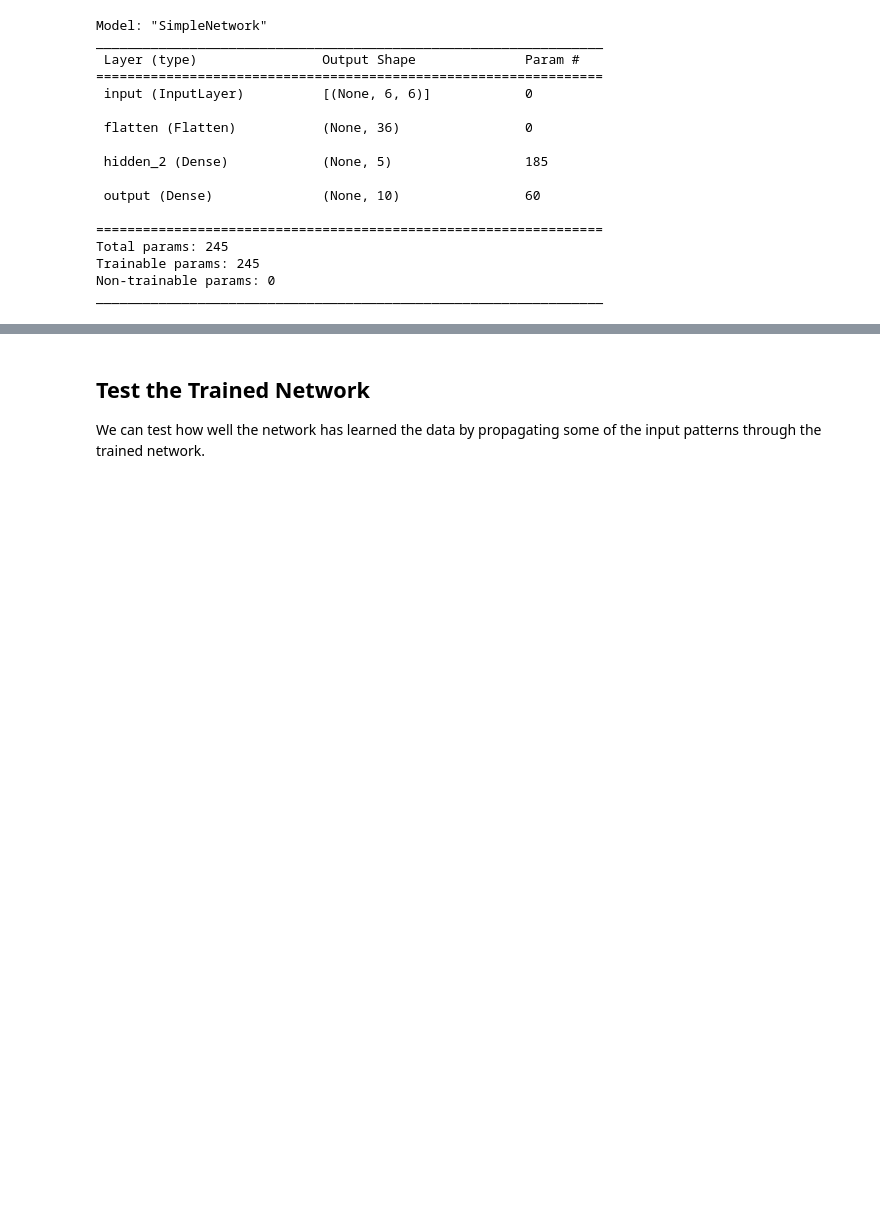
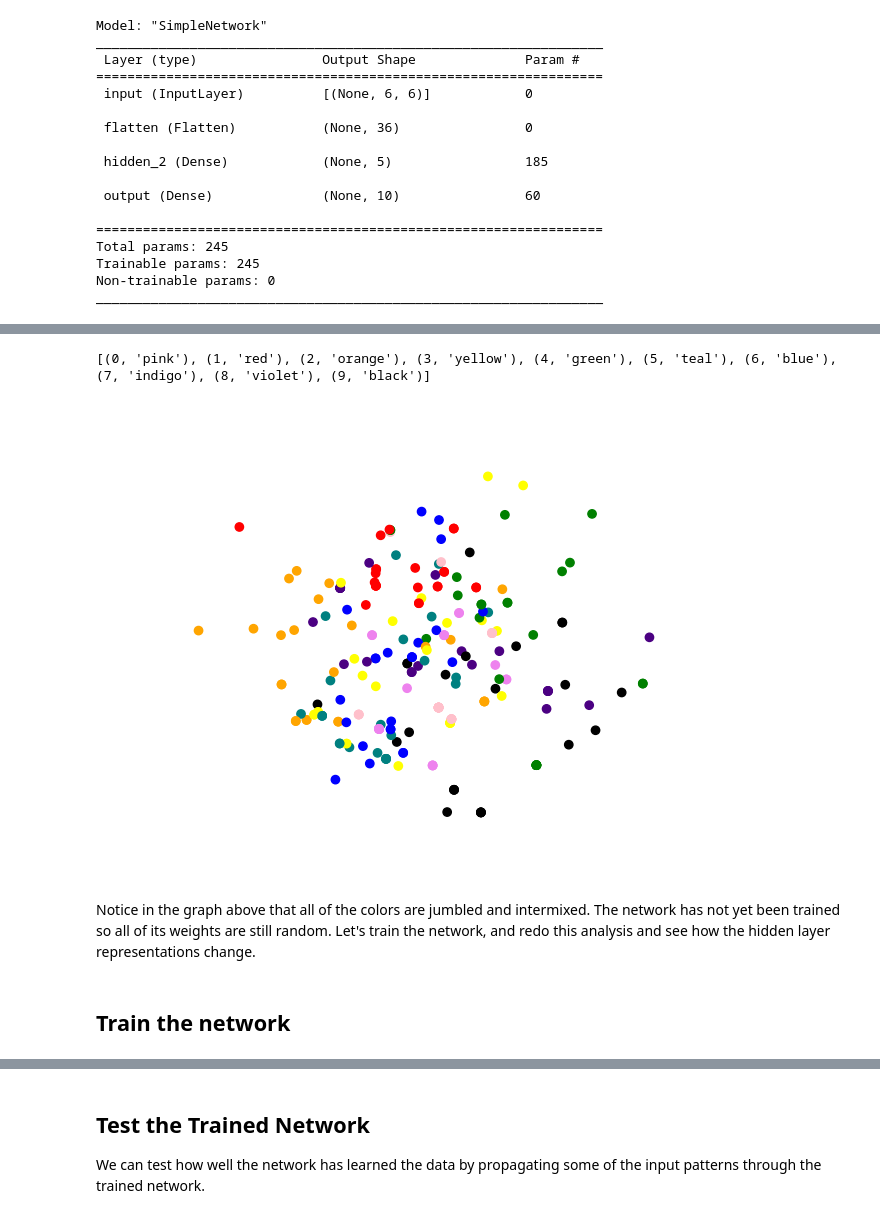
Before and after one commit to ArtificialIntelligenceToolkit/aitk, a Jupyter notebook: notebooks/AnalyzingHiddenRepresentations.ipynb, the cells around one changed output, grey strips where cells are left out. Cells and saved outputs as stored; diff of their text form; code cells hidden in the pictures; blank space fills up the shorter version.

Commit message:
added a preview of pca prior to training

```diff
--- a/notebooks/AnalyzingHiddenRepresentations.ipynb
+++ b/notebooks/AnalyzingHiddenRepresentations.ipynb
@@ -88,3 +100,20 @@ _________________________________________________________________
+# %%
+# Give each digit it's own color
+visualize = ["pink", "red", "orange", "yellow", "green",
+           "teal", "blue", "indigo", "violet", "black"]
+encoding = list(zip(range(10),visualize))
+print(encoding)
+# %% [output]
+[(0, 'pink'), (1, 'red'), (2, 'orange'), (3, 'yellow'), (4, 'green'), (5, 'teal'), (6, 'blue'), (7, 'indigo'), (8, 'violet'), (9, 'black')]
+# %%
+net.set_pca_spaces(inputs)
+net.predict_pca_to(inputs, 'hidden_2', visualize*24, None)
+# %% [output]
+[figure, added]
+# %% [markdown]
+Notice in the graph above that all of the colors are jumbled and intermixed. The network has not yet been trained so all of its weights are still random. Let's train the network, and redo this analysis and see how the hidden layer representations change.
+# %% [markdown]
+## Train the network
 # %%
 history = net.fit(
     inputs, targets,
```
Also changed, not shown: parts of 15 cells of this notebook.
